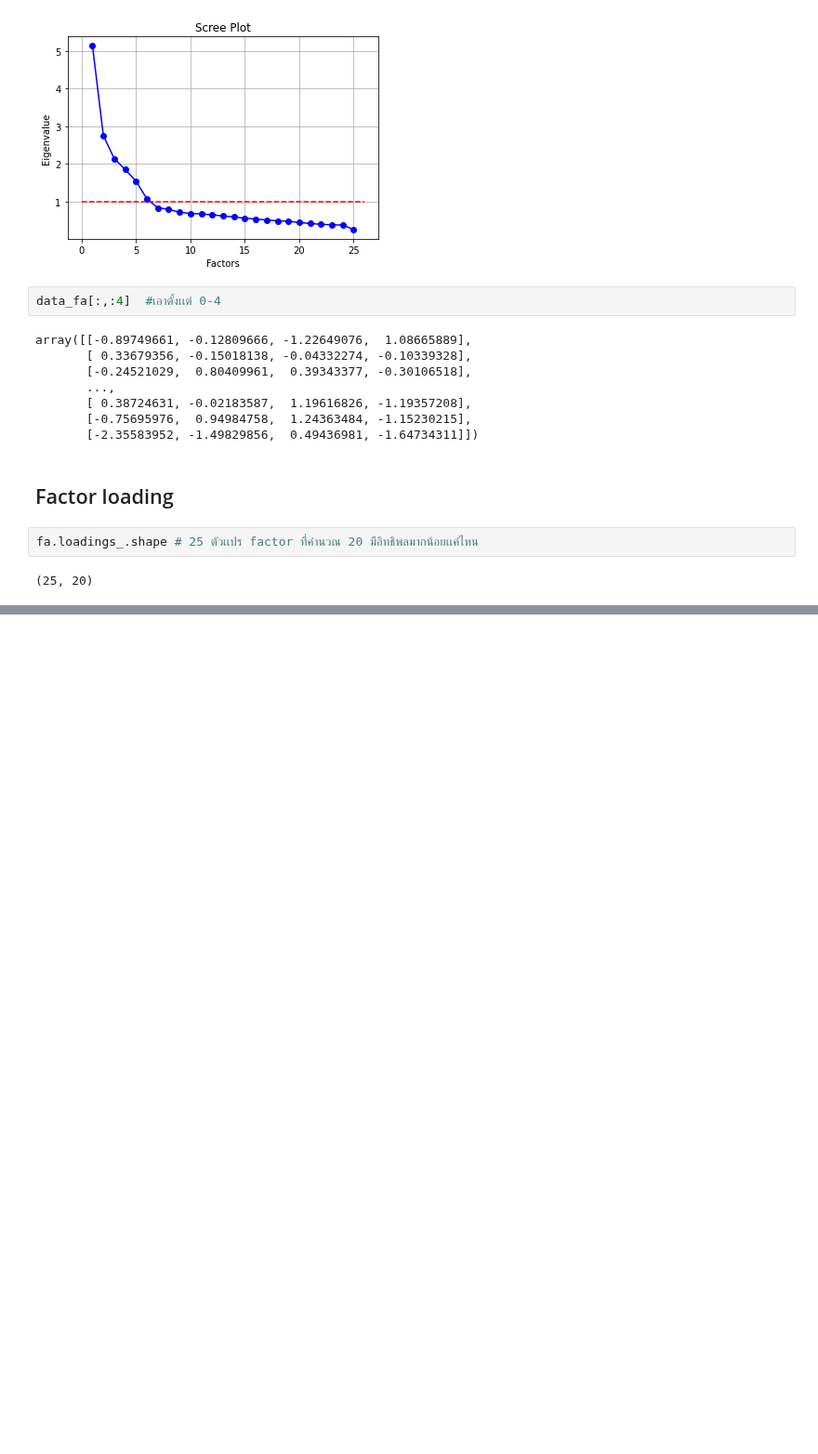
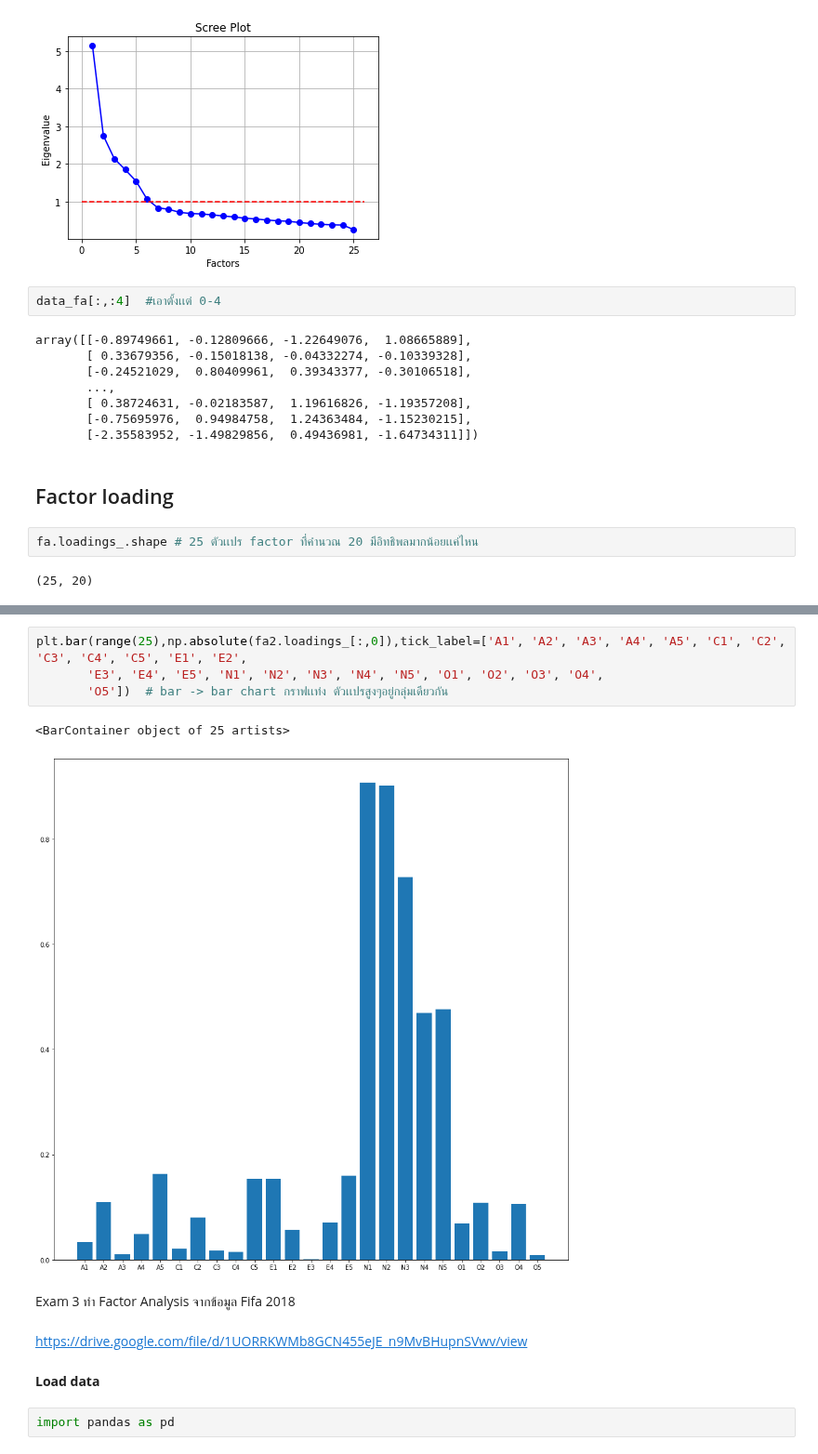
Before and after one commit to team0243/multivariate, a Jupyter notebook: Chapter_5_Factor_Analysis.ipynb, the cells around one changed output, grey strips where cells are left out. Shown at 93% size. Saved outputs shown, nothing was run; the diff lists cells and outputs as text; blank space fills up the shorter version.

Commit message:
Exam03

```diff
--- a/Chapter_5_Factor_Analysis.ipynb
+++ b/Chapter_5_Factor_Analysis.ipynb
@@ -190,0 +226,16 @@ fa.loadings_.shape # 25 ตัวเเปร factor ที่คำนวณ 20
+# %%
+plt.bar(range(25),np.absolute(fa2.loadings_[:,0]),tick_label=['A1', 'A2', 'A3', 'A4', 'A5', 'C1', 'C2', 'C3', 'C4', 'C5', 'E1', 'E2',
+       'E3', 'E4', 'E5', 'N1', 'N2', 'N3', 'N4', 'N5', 'O1', 'O2', 'O3', 'O4',
+       'O5'])  # bar -> bar chart กราฟเเท่ง ตัวเเปรสูงๆอยู่กลุ่มเดียวกัน
+# %% [output]
+<BarContainer object of 25 artists>
+[figure, added]
+# %% [markdown]
+Exam 3
+ทำ Factor Analysis จากข้อมูล Fifa 2018
+# %% [markdown]
+https://drive.google.com/file/d/1UORRKWMb8GCN455eJE_n9MvBHupnSVwv/view
+# %% [markdown]
+**Load data**
+# %%
+import pandas as pd
```
Also changed, not shown: parts of 56 cells of this notebook.
